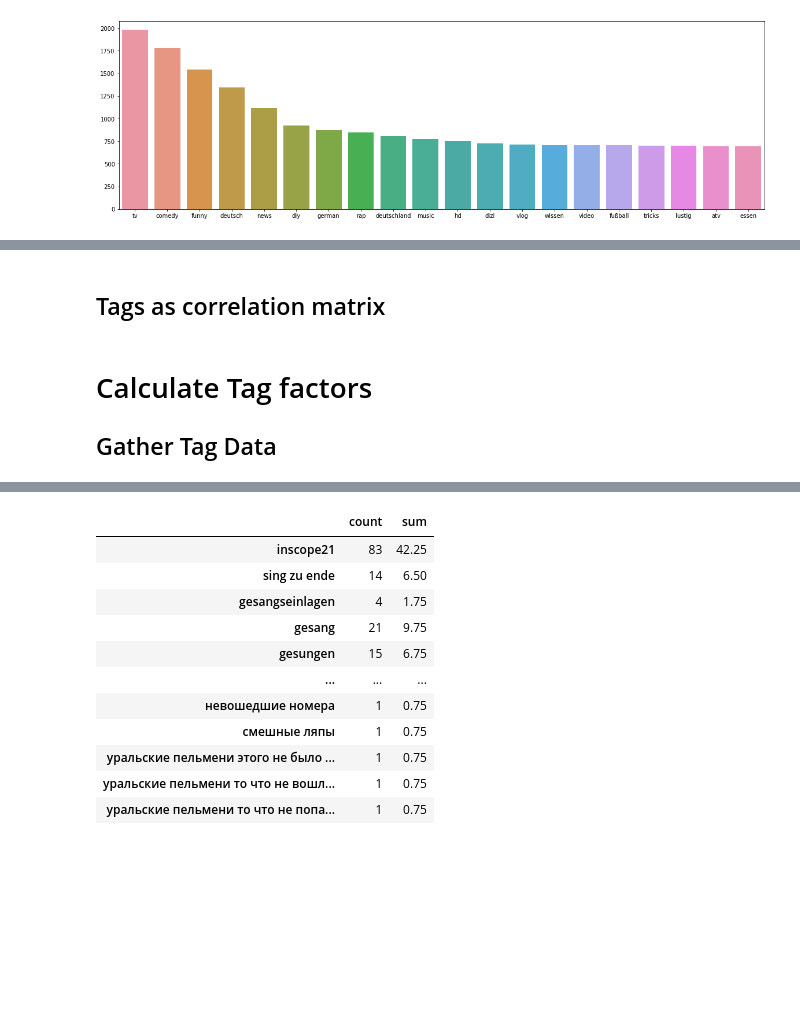
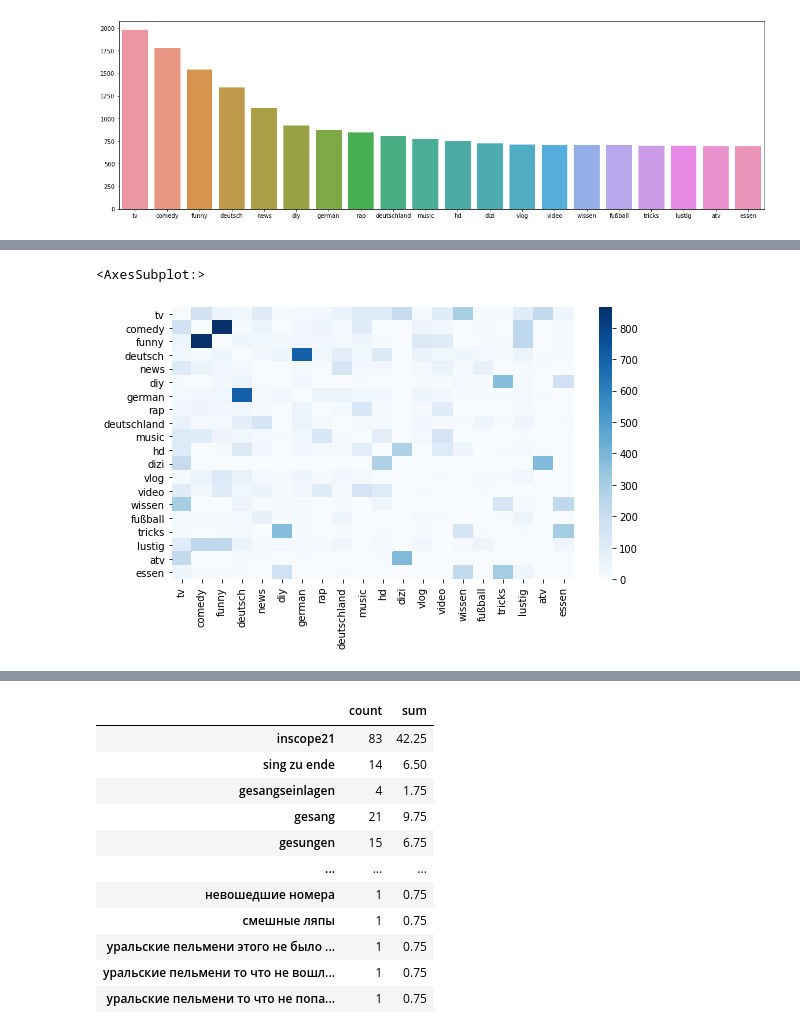
Before and after one commit to StephanHagge/data-mining, a Jupyter notebook: 3_data_preperation/tags.ipynb, the cells around one changed output, grey strips where cells are left out. Cells and saved outputs as stored; diff of their text form; code cells hidden in the pictures; blank space fills up the shorter version.

```diff
--- a/3_data_preperation/tags.ipynb
+++ b/3_data_preperation/tags.ipynb
@@ -38,4 +44,6 @@ df = pd.read_csv('../0_data/'+ data_lan_code + 'videos.csv')
 # %%
+df = pd.read_csv('../0_data/'+ data_lan_code + 'videos.csv')
+
 def assign_trending_category(row):
     if row['days_until_trending'] == 0:
         return 0 # 0 Days
@@ -48,5 +56,11 @@ def assign_trending_category(row):
     else:
         return 4 # > 5 Days
 
-df['days_until_trending'] = df.apply(lambda row: ((datetime.strptime(row['trending_date'], '%y.%d.%m') - datetime.strptime(row['publish_time'], '%Y-%m-%dT%H:%M:%S.000Z')).days + 1), axis=1)
+df['days_until_trending'] = df.apply(lambda x: ((datetime.strptime(x['trending_date'], '%y.%d.%m') - datetime.strptime(x['publish_time'], '%Y-%m-%dT%H:%M:%S.000Z')).days + 1), axis=1)
 df['trending_category'] = df.apply(assign_trending_category, axis=1)
+
+df = df.drop(['trending_date','category_id', 'publish_time', 'views', 'likes','dislikes',
+         'comment_count', 'thumbnail_link', 'comments_disabled', 'ratings_disabled',
+         'video_error_or_removed', 'description', 'days_until_trending',
+          'channel_title'], axis=1)
+df.head()
@@ -109,7 +120,7 @@ Name: parsed_tags, dtype: object
 # %% [markdown]
 ## Calculate tag count per video
 # %%
-df['tag_count'] = df.apply( lambda row: len(row['parsed_tags']), axis=1)
+df['tag_count'] = df.apply( lambda x: len(x['parsed_tags']), axis=1)
 df.head()
 # %% [output]
 |  | video_id | title | trending_category | parsed_tags | tag_count |
@@ -170,17 +158,22 @@ Name: 0, Length: 9978, dtype: float64
 # %%
+tags_start = 0
+tags_end = 20
+
 def boolean_df(item_lists, items):
     bool_dict={}
     for i, item in enumerate(items):
         bool_dict[item] = item_lists.apply(lambda x: item in x)
     return pd.DataFrame(bool_dict)
 
-tags_start = 0
-tags_end = 1000
-if calculate_binary:
-    #unique_items = tag_counts.where(lambda x: x > 500).dropna().index
-    unique_items = tag_counts.head(tags_end).tail(tags_end-tags_start).index
-    head_tags = df['parsed_tags']
-    tags_bool = boolean_df(head_tags, unique_items)
-    tags_bool.head()
+unique_items = tag_counts.head(tags_end).tail(tags_end-tags_start).index
+tags_int = boolean_df(df['parsed_tags'], unique_items).astype(int)
+tags_freq_mat = np.dot(tags_int.T, tags_int)
+np.fill_diagonal(tags_freq_mat, 0) # Used to filter self correlations to increase visibility
+tags_freq = pd.DataFrame(tags_freq_mat, columns = unique_items, index = unique_items)
+
+fix, ax = plt.subplots(figsize = (9,5))
+sns.heatmap(tags_freq, cmap = "Blues")
+#plt.savefig("heatmap.png", dpi = 300)
+# %% [output]
+<AxesSubplot:>
+[figure, added]
-# %% [markdown]
-## Tags as correlation matrix
@@ -199,3 +179,0 @@ if calculate_binary:
-# %% [markdown]
-# Calculate Tag factors
-## Gather Tag Data
```
Also changed, not shown: parts of 44 cells of this notebook.
